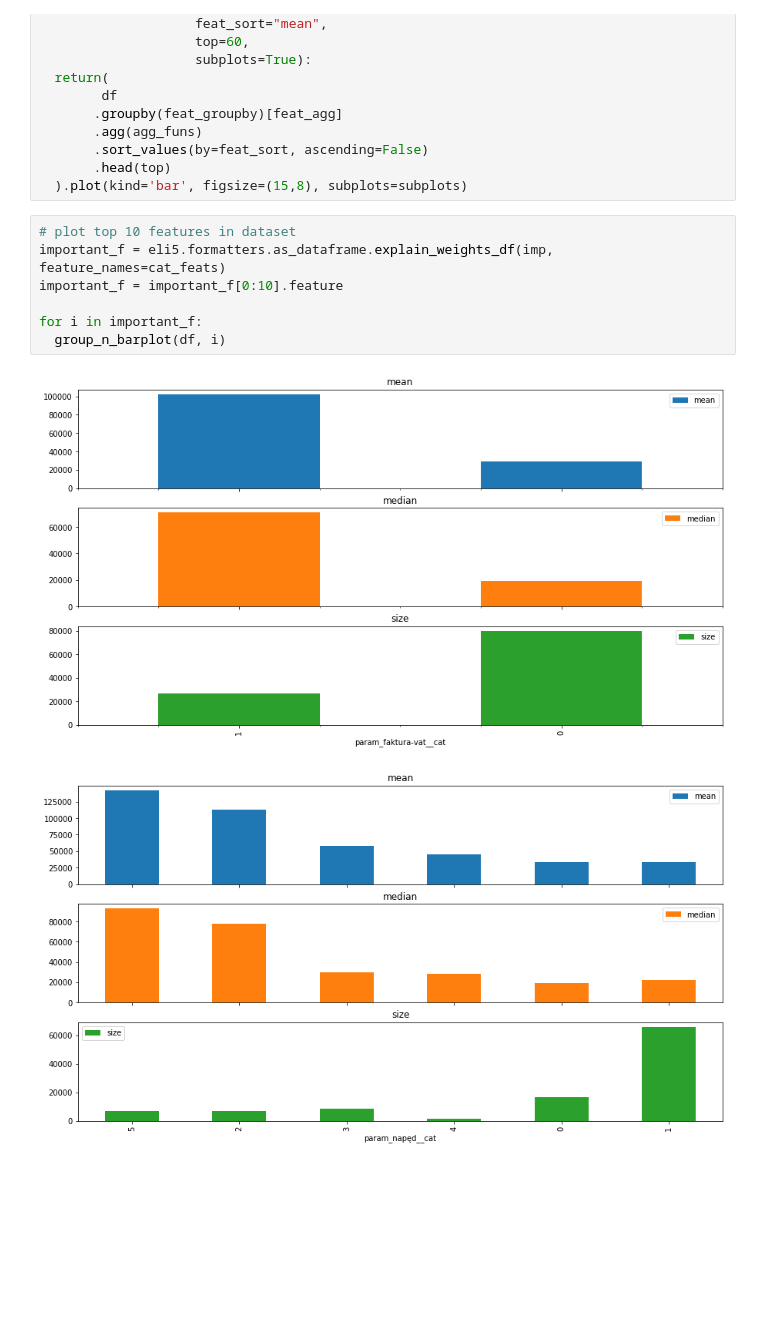
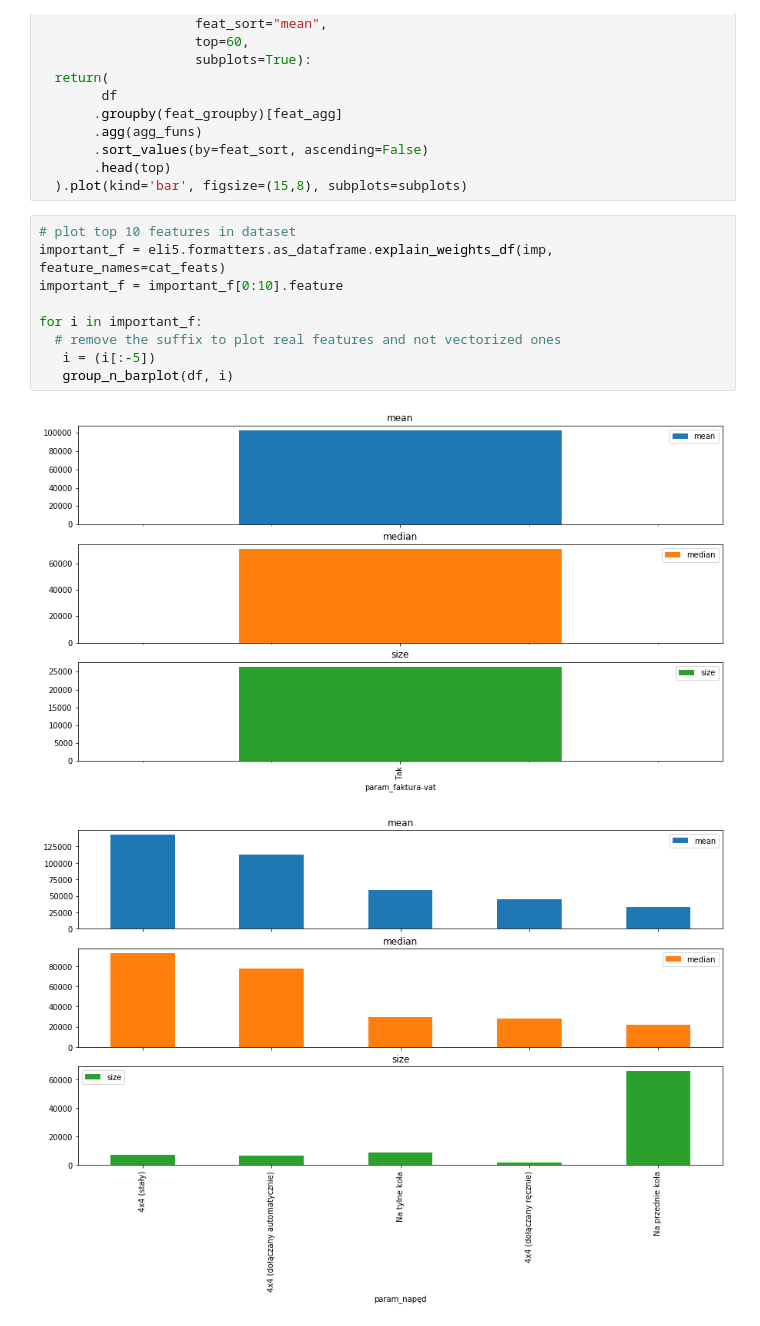
Before and after one commit to zetp/dw_matrix, a Jupyter notebook: matrix_two/day3_simple_model.ipynb, the cells around one changed output. Drawn from its saved outputs; the diff is of its cells as text; blank space fills up the shorter version.

Commit message:
plots on original rather than vectorized features

```diff
--- a/matrix_two/day3_simple_model.ipynb
+++ b/matrix_two/day3_simple_model.ipynb
@@ -134,10 +134,12 @@ def group_n_barplot(df, feat_groupby,
 # %%
 # plot top 10 features in dataset
 important_f = eli5.formatters.as_dataframe.explain_weights_df(imp, feature_names=cat_feats)
 important_f = important_f[0:10].feature
 
 for i in important_f:
-  group_n_barplot(df, i)
+  # remove the suffix to plot real features and not vectorized ones
+   i = (i[:-5])
+   group_n_barplot(df, i)
 # %% [output]
-[figure, old version]
+[figure, new version]
-[figure, old version]
+[figure, new version]
```
Also changed, not shown: parts of 1 cell of this notebook.
